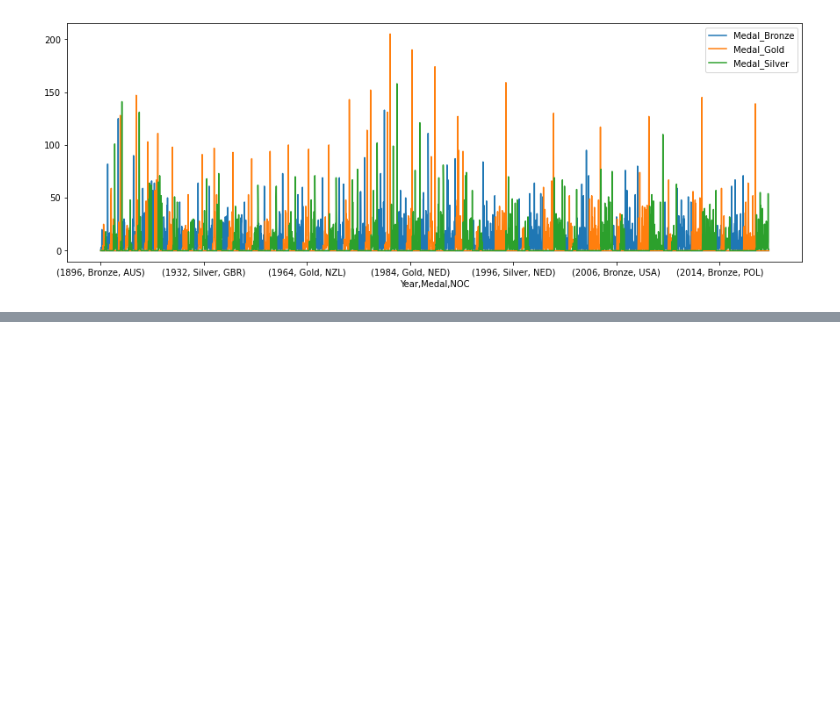
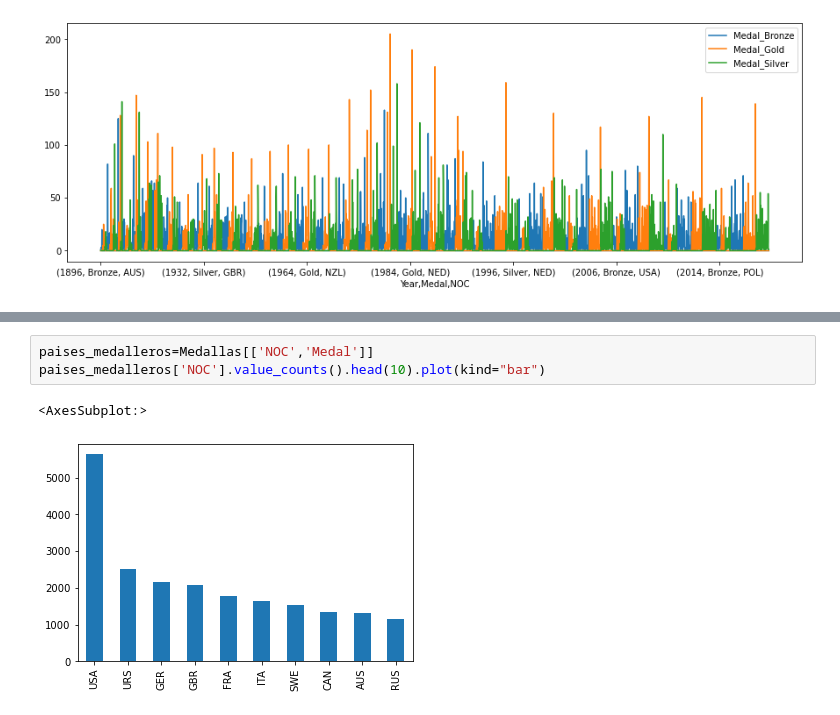
Before and after one commit to pauportillo/python_fundamentals, a Jupyter notebook: Actividad 16. Sesión 16.ipynb, the cells around one changed output, grey strips where cells are left out. Saved outputs shown, nothing was run; the diff lists cells and outputs as text; blank space fills up the shorter version.

```diff
--- a/Actividad 16. Sesión 16.ipynb
+++ b/Actividad 16. Sesión 16.ipynb
@@ -102,3 +110,9 @@ cantidad2
 |  |  | VEN | 0 | 0 | 1 | 1 |
 |  |  | VIE | 0 | 0 | 1 | 1 |
 3239 rows × 4 columns
+# %%
+paises_medalleros=Medallas[['NOC','Medal']]
+paises_medalleros['NOC'].value_counts().head(10).plot(kind="bar")
+# %% [output]
+<AxesSubplot:>
+[figure, added]
```
Also changed, not shown: parts of 5 cells of this notebook.
